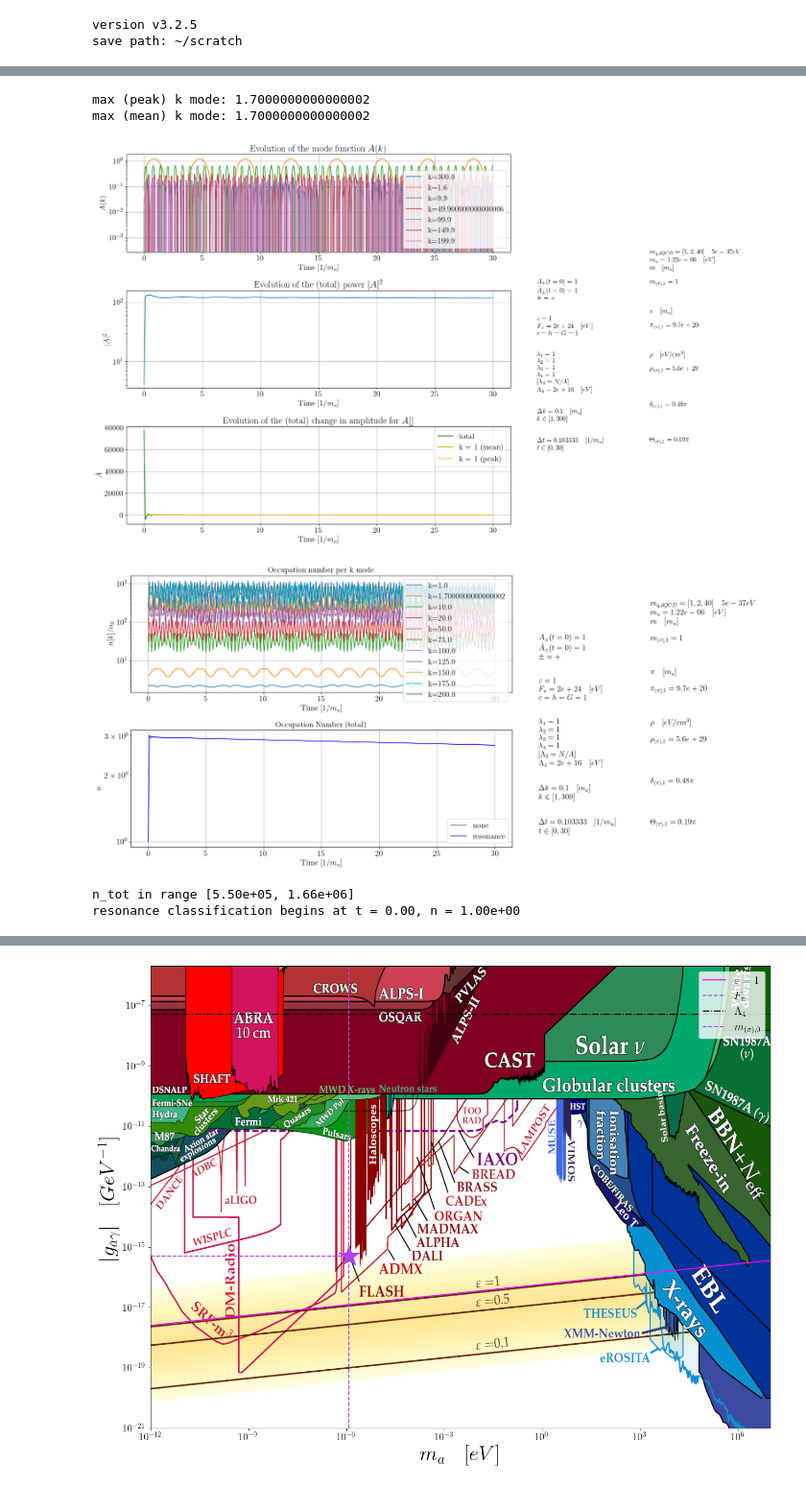
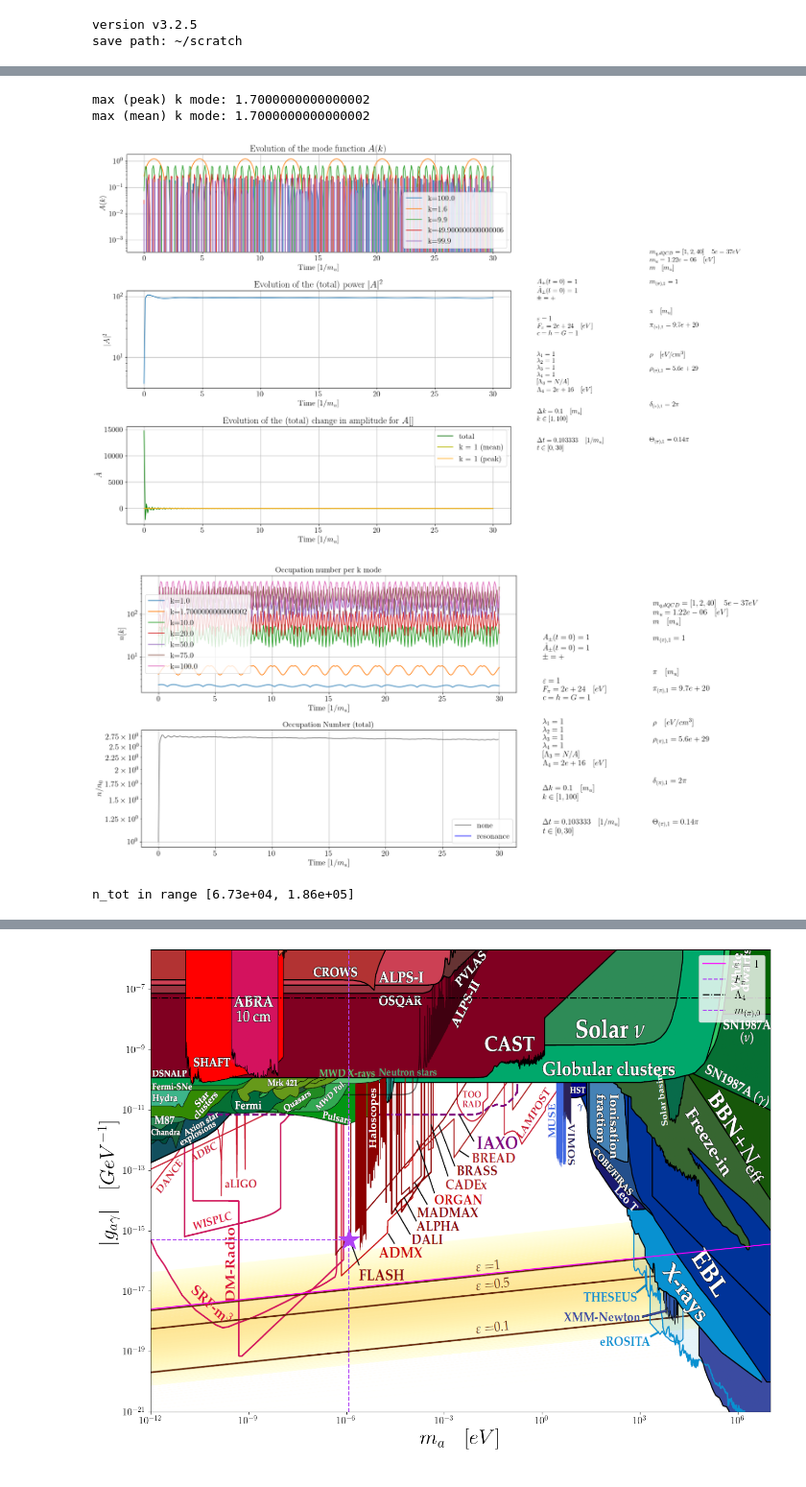
Before and after one commit to LoaneShark/pyAxiverse, a Jupyter notebook: run_single_case.ipynb, the cells around one changed output, grey strips where cells are left out. Shown at 96% size. Drawn from its saved outputs; the diff is of its cells as text; code cells hidden in the pictures.

Commit message:
Added config name and units dict to data saved/loaded for a run, and fixed issues with occupation number calculations and resonance classifcation

```diff
--- a/run_single_case.ipynb
+++ b/run_single_case.ipynb
@@ -149,13 +149,13 @@ eps_c  = np.array([+1., +1., +1., -1., -1., -1., -1., +1., -1.])  # Millicharge
 t_span = [0, 30]   # Units of 1/m_u
 #t_N    = 300       # Number of timesteps
 t_N = 300
-t_sens = 0.1       # sensitivity for calculating time-averaged values
+t_sens = 0.2       # fraction of total time to use to calculate (averaged) initial and final occupation numbers (0.1 = first/last 10%)
 
 # k values
 # TODO: Should we run k up until we hit the cutoff limit? If not, what limit?
 use_k_eq_0 = False     # Toggle whether or not k = 0 is included in the numerics (div. by 0 error possible if on)
 k_min = 0 if use_k_eq_0 else 1
-k_max = 300
+k_max = 100
 k_span = [k_min, k_max]  # TODO: replace with the appropriate values
 k_res = 0.1                            # k-mode granularity
 k_N = int((1./k_res)*max((k_max - k_min), 0) + 1)    # Number of k-modes
@@ -425,43 +425,44 @@ plt.show()
 # %% [output]
 max (peak) k mode: 1.7000000000000002
 max (mean) k mode: 1.7000000000000002
-[figure, old version]
+[figure, new version]
 # %%
 # Plot the occupation numbers
 
 override_n_k = False
 # Override particle occupation number function
+# TODO: Verify we are using the right particle number/vacuum state definition for our theory
 if override_n_k:
-    # Particle number for k_mode value at index i
-    n_k_local = lambda k, A, Adot, Im=None: (1/2)*(k**2 * np.abs(A)**2 + np.abs(Adot) + k)
+    ## Particle number for k_mode value at index i
+
+    # original rough sketch from first meeting
+    #n_k_local = lambda k, A, Adot, Im=None: (1/2)*(k**2 * np.abs(A)**2 + np.abs(Adot) + k)
+
+    # Definition taken from code with both A terms squared (Typo?)
+    n_k_local = lambda k, A, Adot, Im: (k**2 * np.abs(A)**2 + np.abs(Adot)**2 - 2*k*Im(k))
+
+    # Alternate definition from https://arxiv.org/abs/1607.00334
+    #n_k_local = lambda k, A, Adot, Im=None, h=h_raw: ((k/h)/2)*(np.abs(A)**2 + np.abs(Adot)**2/((k/h)**2)) - (1/2)
 else:
     from piaxi_utils import n_k
     n_k_local = n_k
-
-# VERY DEPRECATED
-if False:
-    # TODO: Verify units in below equation
-    k_to_w_old = np.float64(4.555e25) # 2πc/hbar [(Hz/eV)*(cm/s)]
-    w_old = lambda i, k_u=k0, c=c_raw, h=h_raw, k_vals=k_values: np.abs(k_vals[i]*k_u*(2*np.pi/h))
-    n_old = lambda i, w, solns, A=A_i, Adot=Adot_i: (w(i)/2) * (((np.square(np.abs(Adot(i))))/(np.square(w(i)))) + np.square(np.abs(A(i)))) - (1/2)
 
 times = t
 
 scale_n = True
 plt, params, t_res, n_res = make_occupation_num_plots(params, units, solutions, numf_in=n_k_local, times_in=times, scale_n=scale_n, write_to_params=True, tex_fmt=use_tex_format)
 n_tot = sum_n_p(n_k_local, params, solutions, k_values, times)
 
 tot_res = params['res_class']
 result_plots['nums'] = plt.gcf()
 plt.show()
 
 print('n_tot in range [%.2e, %.2e]' % (min(n_tot), max(n_tot)))
 if 'res' in tot_res and debug_level > 2:
     print('resonance classification begins at t = %.2f, n = %.2e' % (t_res, n_res))
 # %% [output]
-[figure, old version]
+[figure, new version]
-n_tot in range [5.50e+05, 1.66e+06]
-resonance classification begins at t = 0.00, n = 1.00e+00
+n_tot in range [6.73e+04, 1.86e+05]
 # %%
 # Plot results (Oscillating coefficient values)
 plt = make_coefficients_plot(params, units, P, B, C, D, A_pm, k0, tex_fmt=use_tex_format)
```
Also changed, not shown: parts of 9 cells of this notebook, 1 other file.
